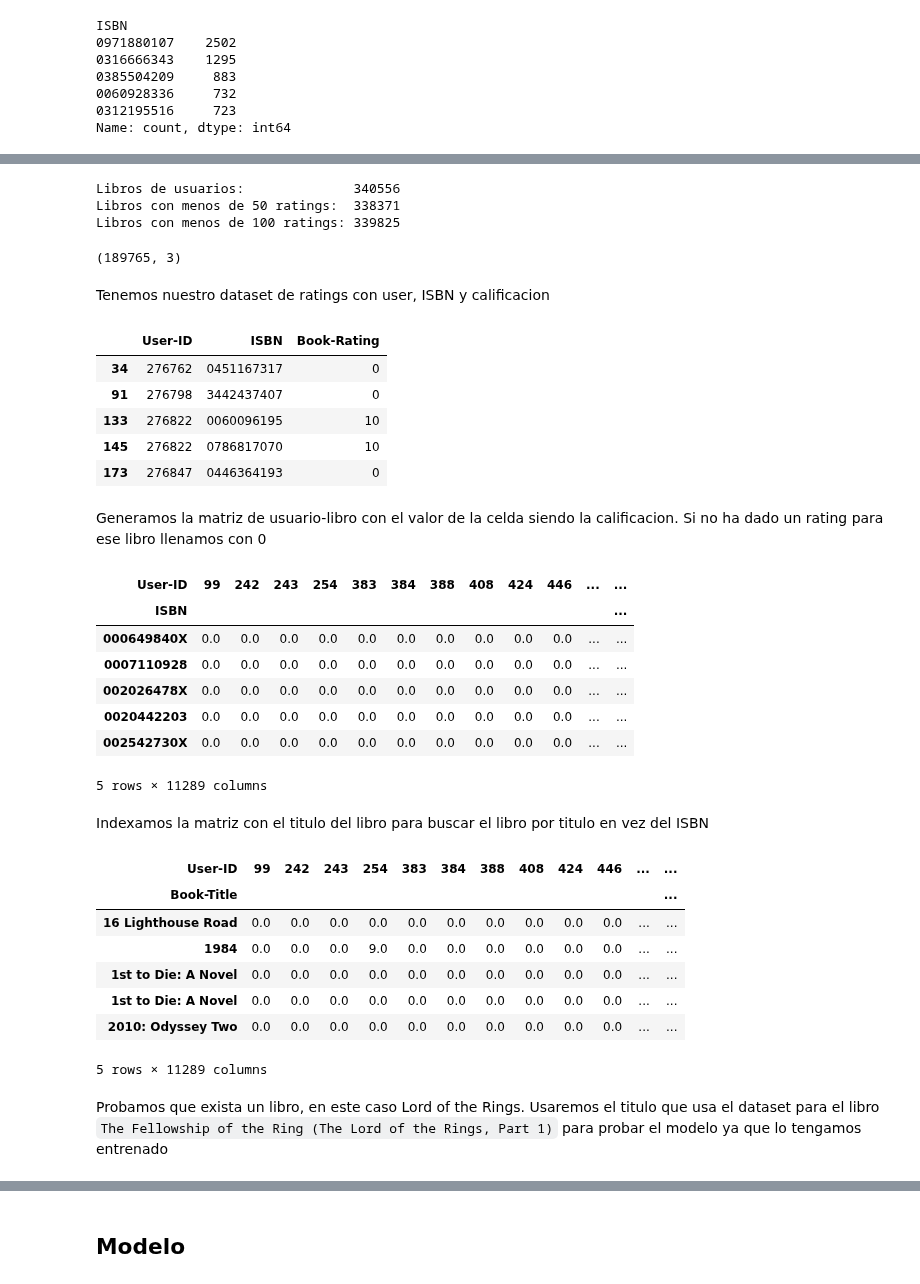
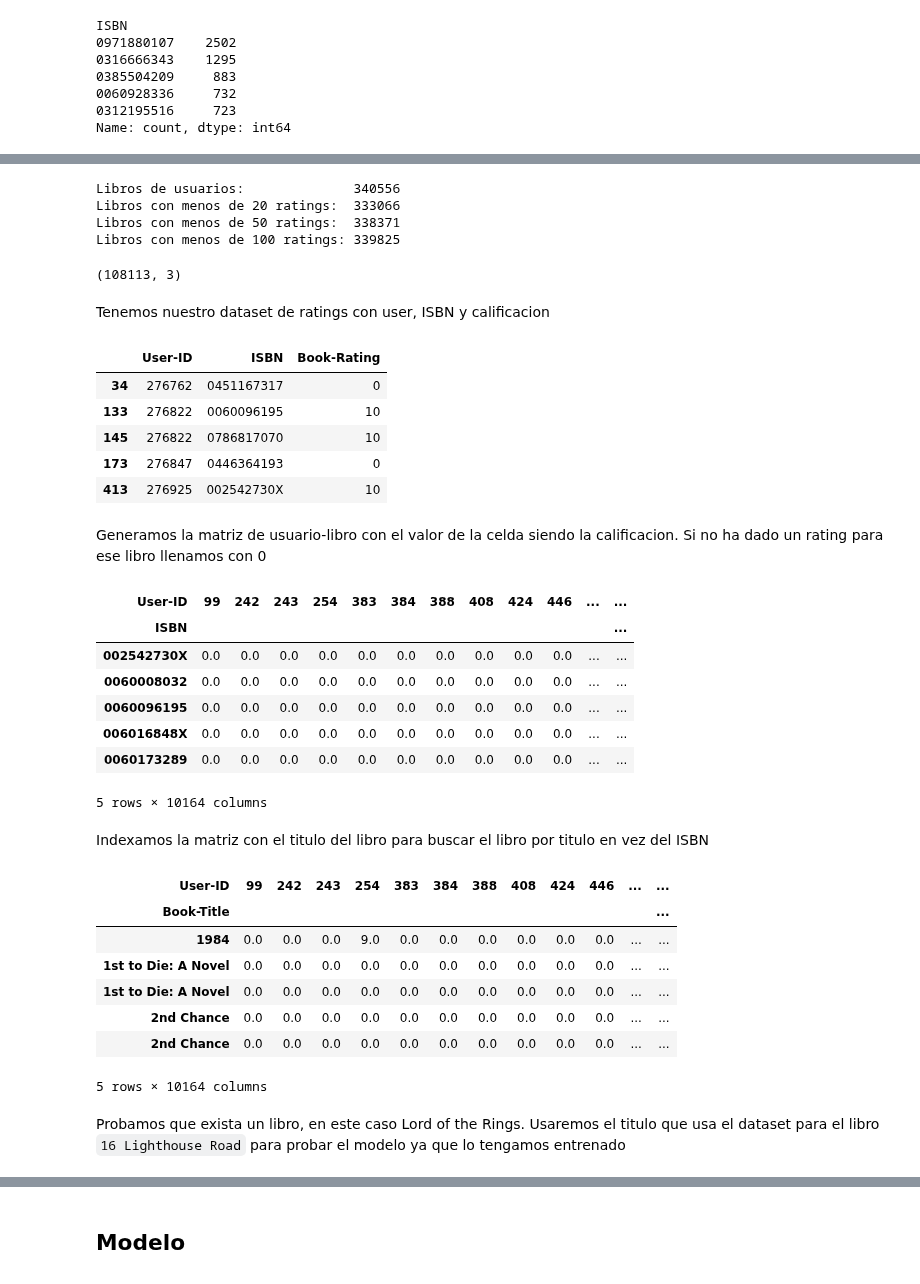
Before and after one commit to Rluthen/mybooks, a Jupyter notebook: notebooks/1_book_recommends.ipynb, the cells around one changed output, grey strips where cells are left out. Drawn from its saved outputs; the diff is of its cells as text; code cells hidden in the pictures.

```diff
--- a/notebooks/1_book_recommends.ipynb
+++ b/notebooks/1_book_recommends.ipynb
@@ -213,19 +213,21 @@ Name: count, dtype: int64
 # %%
 print("Libros de usuarios:             ",ratings.shape[0])
 
+print("Libros con menos de 20 ratings: ", len(ratings[ratings < 20]))
 print("Libros con menos de 50 ratings: ", len(ratings[ratings < 50]))
 print("Libros con menos de 100 ratings:", len(ratings[ratings < 100]))
 # %% [output]
 Libros de usuarios:              340556
+Libros con menos de 20 ratings:  333066
 Libros con menos de 50 ratings:  338371
 Libros con menos de 100 ratings: 339825
 # %%
 df_ratings_rm = df_ratings_rm[
-  ~df_ratings_rm['ISBN'].isin(ratings[ratings < 50].index)
+  ~df_ratings_rm['ISBN'].isin(ratings[ratings < 100].index)
 ]
 df_ratings_rm.shape
 # %% [output]
-(189765, 3)
+(108113, 3)
 # %% [markdown]
 Tenemos nuestro dataset de ratings con user, ISBN y calificacion
 # %%
@@ -233,24 +235,25 @@ df_ratings_rm.head()
 # %% [output]
 |  | User-ID | ISBN | Book-Rating |
 | 34 | 276762 | 0451167317 | 0 |
-| 91 | 276798 | 3442437407 | 0 |
 | 133 | 276822 | 0060096195 | 10 |
 | 145 | 276822 | 0786817070 | 10 |
 | 173 | 276847 | 0446364193 | 0 |
+| 413 | 276925 | 002542730X | 10 |
 # %% [markdown]
 Generamos la matriz de usuario-libro con el valor de la celda siendo la calificacion. Si no ha dado un rating para ese libro llenamos con 0
 # %%
 df = df_ratings_rm.pivot_table(index=['User-ID'],columns=['ISBN'],values='Book-Rating').fillna(0).T
+df_isbn = df_books.copy()
 df.head()
 # %% [output]
 | User-ID | 99 | 242 | 243 | 254 | 383 | 384 | 388 | 408 | 424 | 446 | ... | ... |
 | ISBN |  |  |  |  |  |  |  |  |  |  |  | ... |
-| 000649840X | 0.0 | 0.0 | 0.0 | 0.0 | 0.0 | 0.0 | 0.0 | 0.0 | 0.0 | 0.0 | ... | ... |
-| 0007110928 | 0.0 | 0.0 | 0.0 | 0.0 | 0.0 | 0.0 | 0.0 | 0.0 | 0.0 | 0.0 | ... | ... |
-| 002026478X | 0.0 | 0.0 | 0.0 | 0.0 | 0.0 | 0.0 | 0.0 | 0.0 | 0.0 | 0.0 | ... | ... |
-| 0020442203 | 0.0 | 0.0 | 0.0 | 0.0 | 0.0 | 0.0 | 0.0 | 0.0 | 0.0 | 0.0 | ... | ... |
 | 002542730X | 0.0 | 0.0 | 0.0 | 0.0 | 0.0 | 0.0 | 0.0 | 0.0 | 0.0 | 0.0 | ... | ... |
+| 0060008032 | 0.0 | 0.0 | 0.0 | 0.0 | 0.0 | 0.0 | 0.0 | 0.0 | 0.0 | 0.0 | ... | ... |
+| 0060096195 | 0.0 | 0.0 | 0.0 | 0.0 | 0.0 | 0.0 | 0.0 | 0.0 | 0.0 | 0.0 | ... | ... |
+| 006016848X | 0.0 | 0.0 | 0.0 | 0.0 | 0.0 | 0.0 | 0.0 | 0.0 | 0.0 | 0.0 | ... | ... |
+| 0060173289 | 0.0 | 0.0 | 0.0 | 0.0 | 0.0 | 0.0 | 0.0 | 0.0 | 0.0 | 0.0 | ... | ... |
-5 rows × 11289 columns
+5 rows × 10164 columns
 # %% [markdown]
 Indexamos la matriz con el titulo del libro para buscar el libro por titulo en vez del ISBN
 # %%
@@ -260,12 +263,12 @@ df.head()
 # %% [output]
 | User-ID | 99 | 242 | 243 | 254 | 383 | 384 | 388 | 408 | 424 | 446 | ... | ... |
 | Book-Title |  |  |  |  |  |  |  |  |  |  |  | ... |
-| 16 Lighthouse Road | 0.0 | 0.0 | 0.0 | 0.0 | 0.0 | 0.0 | 0.0 | 0.0 | 0.0 | 0.0 | ... | ... |
 | 1984 | 0.0 | 0.0 | 0.0 | 9.0 | 0.0 | 0.0 | 0.0 | 0.0 | 0.0 | 0.0 | ... | ... |
 | 1st to Die: A Novel | 0.0 | 0.0 | 0.0 | 0.0 | 0.0 | 0.0 | 0.0 | 0.0 | 0.0 | 0.0 | ... | ... |
 | 1st to Die: A Novel | 0.0 | 0.0 | 0.0 | 0.0 | 0.0 | 0.0 | 0.0 | 0.0 | 0.0 | 0.0 | ... | ... |
-| 2010: Odyssey Two | 0.0 | 0.0 | 0.0 | 0.0 | 0.0 | 0.0 | 0.0 | 0.0 | 0.0 | 0.0 | ... | ... |
+| 2nd Chance | 0.0 | 0.0 | 0.0 | 0.0 | 0.0 | 0.0 | 0.0 | 0.0 | 0.0 | 0.0 | ... | ... |
+| 2nd Chance | 0.0 | 0.0 | 0.0 | 0.0 | 0.0 | 0.0 | 0.0 | 0.0 | 0.0 | 0.0 | ... | ... |
-5 rows × 11289 columns
+5 rows × 10164 columns
 # %% [markdown]
-Probamos que exista un libro, en este caso Lord of the Rings. Usaremos el titulo que usa el dataset para el libro `The Fellowship of the Ring (The Lord of the Rings, Part 1)` para probar el modelo ya que lo tengamos entrenado
+Probamos que exista un libro, en este caso Lord of the Rings. Usaremos el titulo que usa el dataset para el libro `16 Lighthouse Road` para probar el modelo ya que lo tengamos entrenado
 # %%
```
Also changed, not shown: parts of 15 cells of this notebook, 1 other file.
